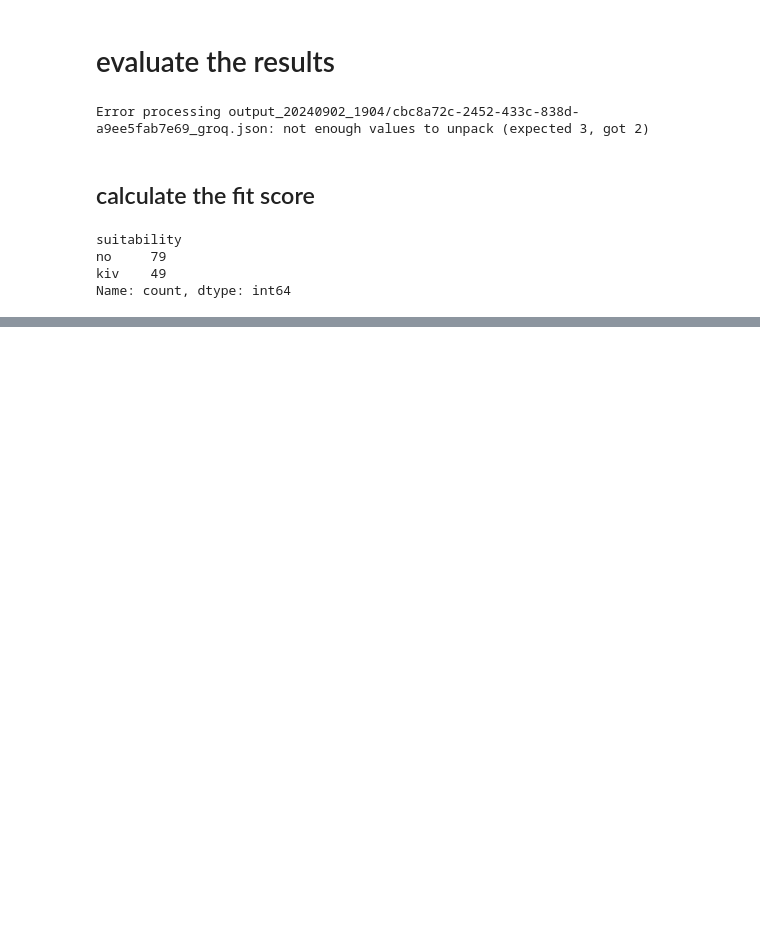
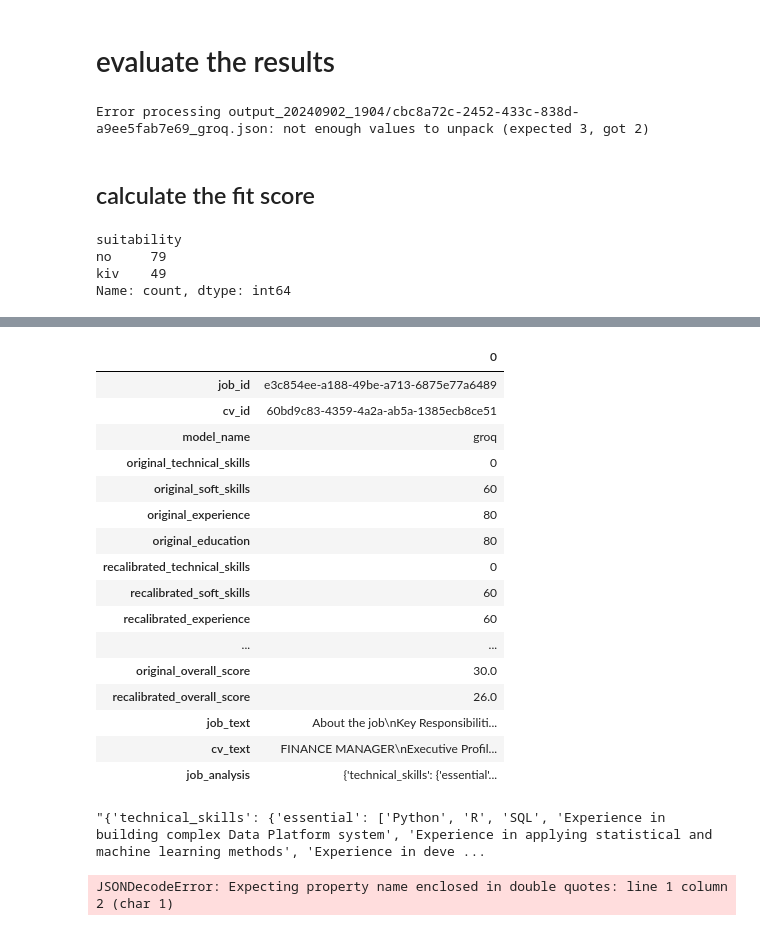
Before and after one commit to 21m1n/Rezumat, a Jupyter notebook: research/notebooks/09_parse_pdf.ipynb, the cells around one changed output, grey strips where cells are left out. Drawn from its saved outputs; the diff is of its cells as text; code cells hidden in the pictures; blank space fills up the shorter version.

```diff
--- a/research/notebooks/09_parse_pdf.ipynb
+++ b/research/notebooks/09_parse_pdf.ipynb
@@ -440,0 +501,34 @@ job_description
+# %%
+import pandas as pd
+
+results_df = pd.read_csv(
+    "/Users/z/Library/CloudStorage/OneDrive-Personal/01 PROJECT - with a deadline/resume-evaluator/resume-evaluator/data/output/csv/fit_scores_with_text.csv"
+)
+# %%
+results_df.head().T
+# %% [output]
+|  | 0 |
+| job_id | e3c854ee-a188-49be-a713-6875e77a6489 |
+| cv_id | 60bd9c83-4359-4a2a-ab5a-1385ecb8ce51 |
+| model_name | groq |
+| original_technical_skills | 0 |
+| original_soft_skills | 60 |
+| original_experience | 80 |
+| original_education | 80 |
+| recalibrated_technical_skills | 0 |
+| recalibrated_soft_skills | 60 |
+| recalibrated_experience | 60 |
+| ... | ... |
+| original_overall_score | 30.0 |
+| recalibrated_overall_score | 26.0 |
+| job_text | About the job\nKey Responsibiliti... |
+| cv_text | FINANCE MANAGER\nExecutive Profil... |
+| job_analysis | {'technical_skills': {'essential'... |
+# %%
+results_df["job_analysis"].iloc[0] if not results_df.empty else ""
+# %% [output]
+"{'technical_skills': {'essential': ['Python', 'R', 'SQL', 'Experience in building complex Data Platform system', 'Experience in applying statistical and machine learning methods', 'Experience in deve ...
+# %%
+json.loads(results_df["job_analysis"].iloc[0]) if not results_df.empty else ""
+# %% [output]
+JSONDecodeError: Expecting property name enclosed in double quotes: line 1 column 2 (char 1)
```
Also changed, not shown: parts of 20 cells of this notebook.
